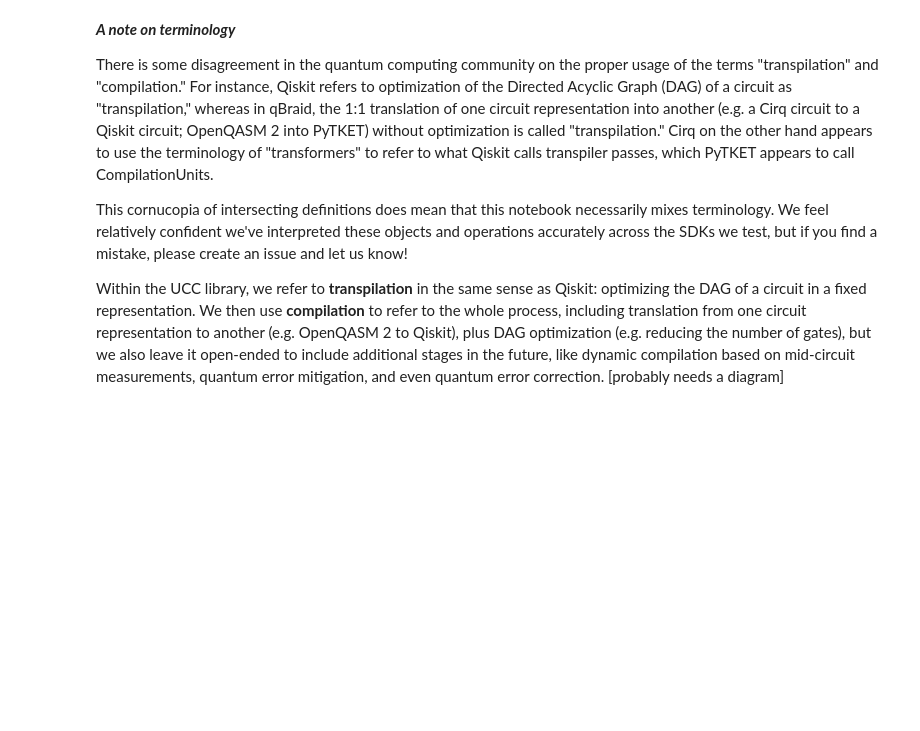
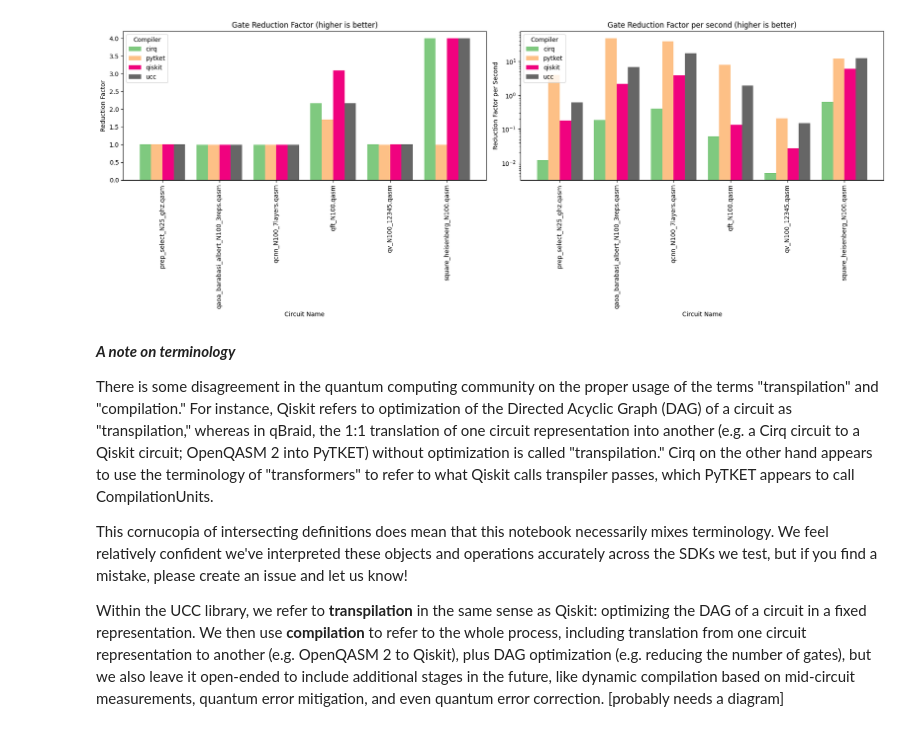
Before and after one commit to xs-es/ucc, a Jupyter notebook: benchmarks/ucc_benchmarks.ipynb, the cells around one changed output. Saved outputs shown, nothing was run; the diff lists cells and outputs as text; code cells hidden in the pictures; blank space fills up the shorter version.

```diff
--- a/benchmarks/ucc_benchmarks.ipynb
+++ b/benchmarks/ucc_benchmarks.ipynb
@@ -284,3 +249,52 @@ df
+# %%
+fig, ax = plt.subplots(1, 2, figsize=(18, 7))
+
+
+# Plot 1: Reduction Factor by Circuit and Compiler in ax[0]
+for i, key in enumerate(unique_compilers):
+    # Offset x-positions for each compiler to place bars side-by-side
+    grp = df[df["compiler"] == key].sort_values(by=["circuit_name", "reduction_factor"])
+    ax[0].bar(x + i * bar_width, grp["reduction_factor"], width=bar_width, label=key, color=color_map[key])
+
+# Format the first plot (ax[0])
+ax[0].set_title("Gate Reduction Factor (higher is better)")
+ax[0].set_xlabel("Circuit Name")
+ax[0].set_ylabel("Reduction Factor")
+# Optionally, set log scale if needed:
+# ax[0].set_yscale("log")
+
+# Set x-tick positions and labels for ax[0]
+ax[0].set_xticks(x + bar_width * (len(unique_compilers) - 1) / 2)  # Center x-tick labels
+ax[0].set_xticklabels(df["circuit_name"].unique())
+ax[0].legend(title="Compiler")
+ax[0].tick_params(axis='x', rotation=90)  # Rotate x-axis labels
+
+# Plot 2: Reduction Factor per Second by Circuit and Compiler in ax[1]
+for i, key in enumerate(unique_compilers):
+    # Offset x-positions for each compiler to place bars side-by-side
+    grp = df[df["compiler"] == key].sort_values(by=["circuit_name", "gate_reduction_per_s"])
+    ax[1].bar(x + i * bar_width, grp["gate_reduction_per_s"], width=bar_width, label=key, color=color_map[key])
+
+# Format the third plot (ax[1])
+ax[1].set_title("Gate Reduction Factor per second (higher is better)")
+ax[1].set_xlabel("Circuit Name")
+ax[1].set_ylabel("Reduction Factor per Second")
+# Optionally, set log scale if needed:
+ax[1].set_yscale("log")
+
+
+# Set x-tick positions and labels for ax[1]
+ax[1].set_xticks(x + bar_width * (len(unique_compilers) - 1) / 2)  # Center x-tick labels
+ax[1].set_xticklabels(df["circuit_name"].unique())
+ax[1].legend(title="Compiler")
+ax[1].tick_params(axis='x', rotation=90)  # Rotate x-axis labels
+
+# Show the plot
+plt.tight_layout()
+
+plt.show()
+# %% [output]
+[figure, added]
 # %% [markdown]
 ***A note on terminology***
 
```
Also changed, not shown: parts of 16 cells of this notebook.
